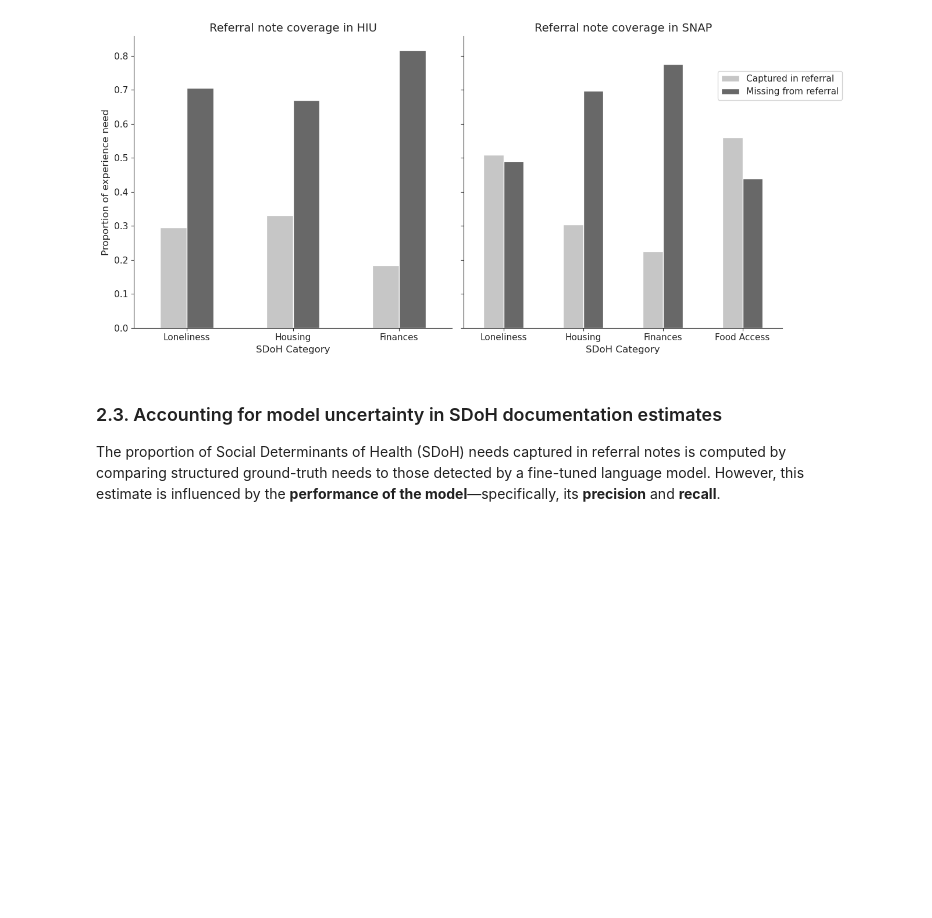
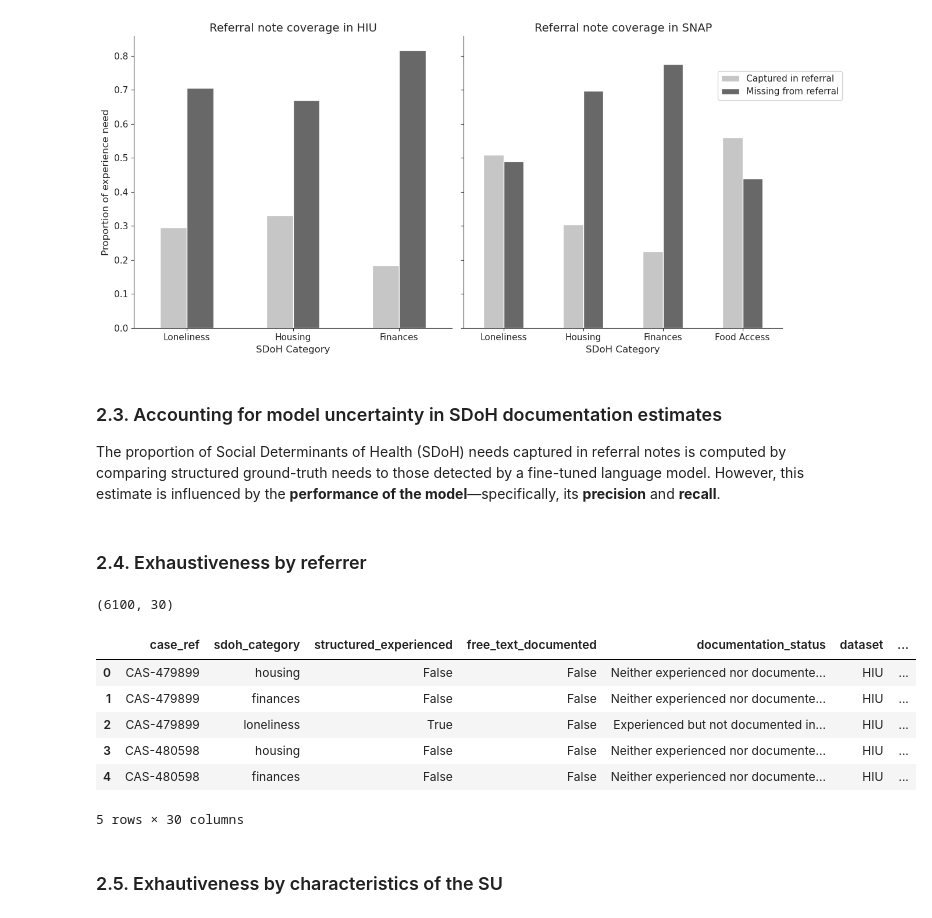
Before and after one commit to MatteoLarrode/SDoH-LLM-Extraction, a Jupyter notebook: notebooks/05_analysis.ipynb, the cells around one changed output. Saved outputs shown, nothing was run; the diff lists cells and outputs as text; code cells hidden in the pictures; blank space fills up the shorter version.

```diff
--- a/notebooks/05_analysis.ipynb
+++ b/notebooks/05_analysis.ipynb
@@ -193,3 +195,30 @@ plot_exhaustiveness_comparison_split(df_combined_long)
 # %% [markdown]
 ### 2.3. Accounting for model uncertainty in SDoH documentation estimates
 The proportion of Social Determinants of Health (SDoH) needs captured in referral notes is computed by comparing structured ground-truth needs to those detected by a fine-tuned language model. However, this estimate is influenced by the **performance of the model**—specifically, its **precision** and **recall**.
+# %% [markdown]
+### 2.4. Exhaustiveness by referrer
+# %%
+# Load the referrals data
+referrals_path = "../data/processed/brc-cleaned/referrals_cleaned.csv"
+df_referrals = pd.read_csv(referrals_path)
+
+# Drop any duplicate columns before merge (if any exist, e.g. case_ref)
+df_referrals = df_referrals.loc[:, ~df_referrals.columns.duplicated()]
+
+# Ensure 'case_ref' is string type to avoid mismatches
+df_referrals["case_ref"] = df_referrals["case_ref"].astype(str)
+df_combined_long["case_ref"] = df_combined_long["case_ref"].astype(str)
+
+# Merge
+df_merged = df_combined_long.merge(df_referrals, on="case_ref", how="left", suffixes=("", "_referral"))
+# %% [output]
+(6100, 30)
+|  | case_ref | sdoh_category | structured_experienced | free_text_documented | documentation_status | dataset | ... |
+| 0 | CAS-479899 | housing | False | False | Neither experienced nor documente... | HIU | ... |
+| 1 | CAS-479899 | finances | False | False | Neither experienced nor documente... | HIU | ... |
+| 2 | CAS-479899 | loneliness | True | False | Experienced but not documented in... | HIU | ... |
+| 3 | CAS-480598 | housing | False | False | Neither experienced nor documente... | HIU | ... |
+| 4 | CAS-480598 | finances | False | False | Neither experienced nor documente... | HIU | ... |
+5 rows × 30 columns
+# %% [markdown]
+### 2.5. Exhautiveness by characteristics of the SU
```
Also changed, not shown: parts of 4 cells of this notebook, 3 other files.
